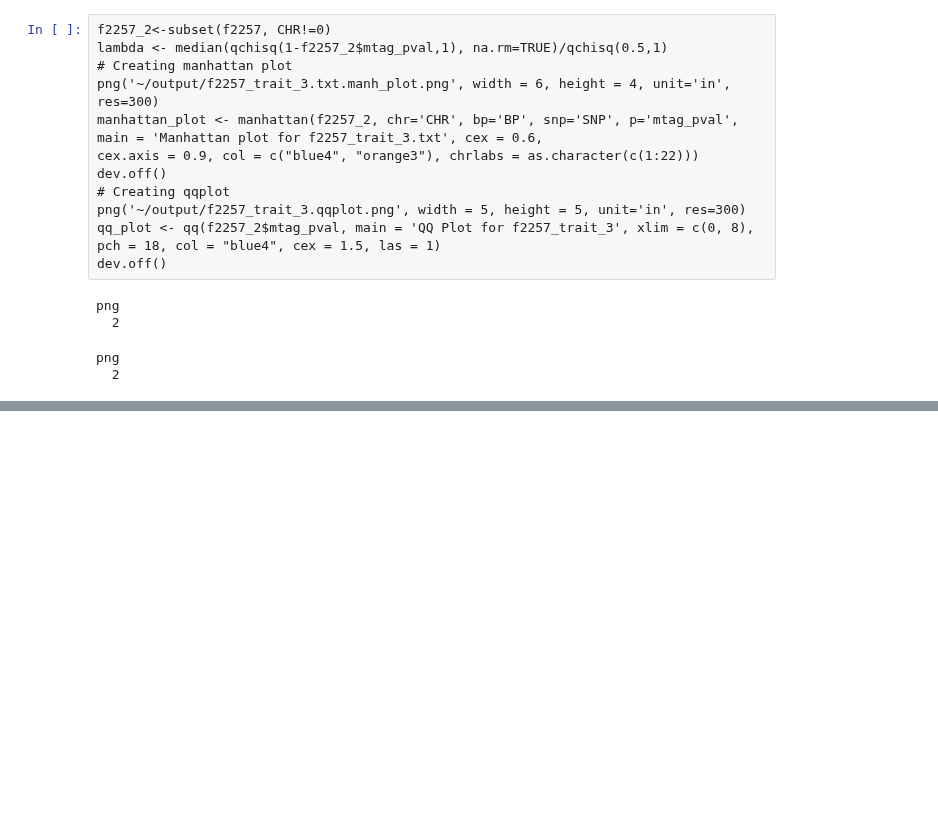
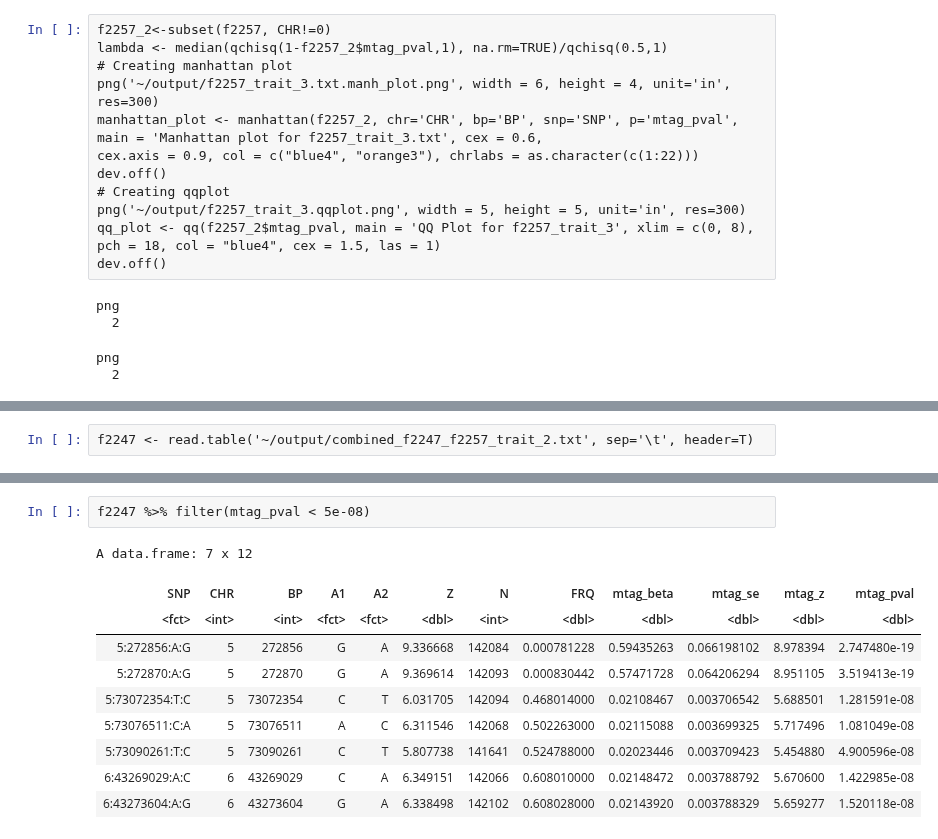
Before and after one commit to statgenetics/UKBB_GWAS_dev, a Jupyter notebook: mtag_tutorial.ipynb, the cells around one changed output, grey strips where cells are left out. Drawn from its saved outputs; the diff is of its cells as text; blank space fills up the shorter version.

```diff
--- a/mtag_tutorial.ipynb
+++ b/mtag_tutorial.ipynb
@@ -706,0 +725,2 @@ png
+# %%
+f2247 <- read.table('~/output/combined_f2247_f2257_trait_2.txt', sep='\t', header=T)
@@ -706,0 +761,13 @@ png
+# %%
+f2247 %>% filter(mtag_pval < 5e-08)
+# %% [output]
+A data.frame: 7 x 12
+| SNP | CHR | BP | A1 | A2 | Z | N | FRQ | mtag_beta | mtag_se | mtag_z | mtag_pval |
+| <fct> | <int> | <int> | <fct> | <fct> | <dbl> | <int> | <dbl> | <dbl> | <dbl> | <dbl> | <dbl> |
+| 5:272856:A:G | 5 | 272856 | G | A | 9.336668 | 142084 | 0.000781228 | 0.59435263 | 0.066198102 | 8.978394 | 2.747480e-19 |
+| 5:272870:A:G | 5 | 272870 | G | A | 9.369614 | 142093 | 0.000830442 | 0.57471728 | 0.064206294 | 8.951105 | 3.519413e-19 |
+| 5:73072354:T:C | 5 | 73072354 | C | T | 6.031705 | 142094 | 0.468014000 | 0.02108467 | 0.003706542 | 5.688501 | 1.281591e-08 |
+| 5:73076511:C:A | 5 | 73076511 | A | C | 6.311546 | 142068 | 0.502263000 | 0.02115088 | 0.003699325 | 5.717496 | 1.081049e-08 |
+| 5:73090261:T:C | 5 | 73090261 | C | T | 5.807738 | 141641 | 0.524788000 | 0.02023446 | 0.003709423 | 5.454880 | 4.900596e-08 |
+| 6:43269029:A:C | 6 | 43269029 | C | A | 6.349151 | 142066 | 0.608010000 | 0.02148472 | 0.003788792 | 5.670600 | 1.422985e-08 |
+| 6:43273604:A:G | 6 | 43273604 | G | A | 6.338498 | 142102 | 0.608028000 | 0.02143920 | 0.003788329 | 5.659277 | 1.520118e-08 |
```
Also changed, not shown: parts of 9 cells of this notebook, 8 other files.
